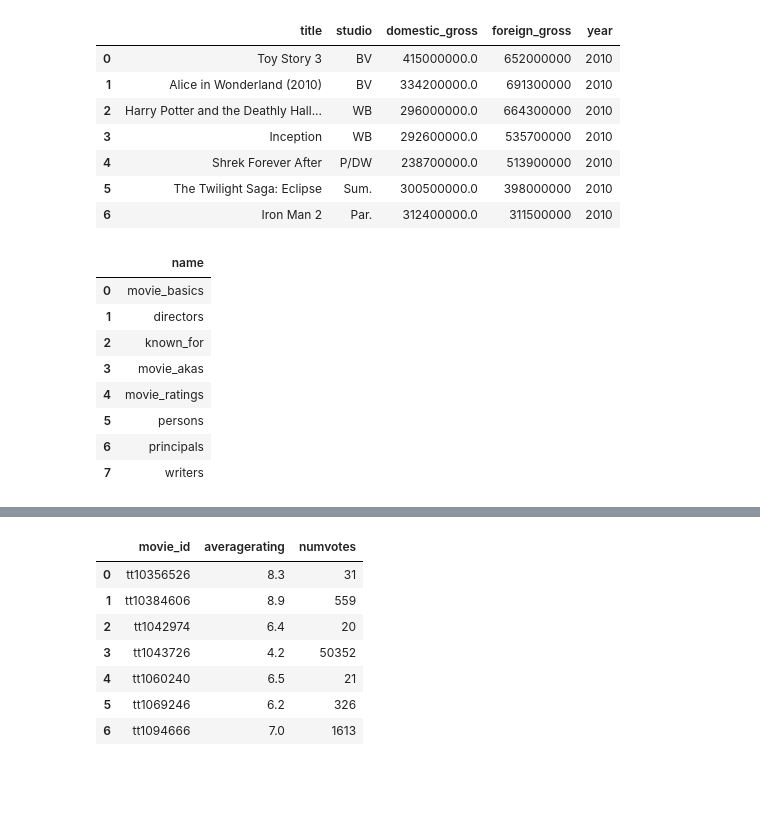
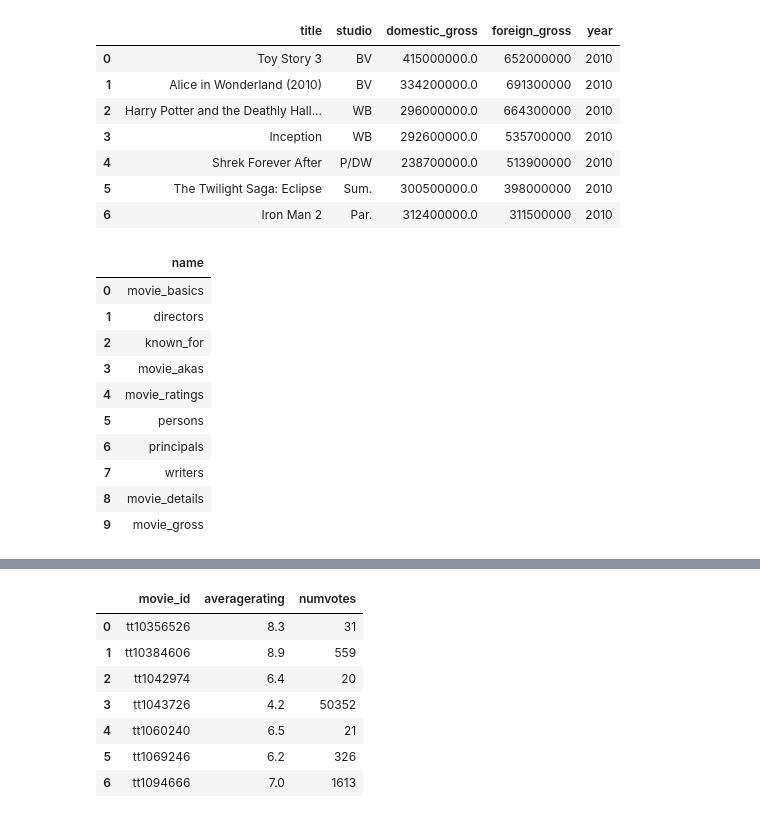
Before and after one commit to Meshack7468/PROJECT-2, a Jupyter notebook: index.ipynb, the cells around one changed output, grey strips where cells are left out. Drawn from its saved outputs; the diff is of its cells as text; code cells hidden in the pictures; blank space fills up the shorter version.

Commit message:
Data analysis in the notebook

```diff
--- a/index.ipynb
+++ b/index.ipynb
@@ -61,25 +63,27 @@ movie_gross_df.head(7)
 | 6 | Iron Man 2 | Par. | 312400000.0 | 311500000 | 2010 |
 # %%
 # creating a connection to sqlite database, then list all table names in the db
-conn=sqlite3.connect("./zippedData/im.db")
+conn=sqlite3.connect("./Data/im.db")
 df=pd.read_sql(
 """
 SELECT name
 FROM sqlite_master
 WHERE type = "table"
 
 """, conn)
 df
 # %% [output]
 |  | name |
 | 0 | movie_basics |
 | 1 | directors |
 | 2 | known_for |
 | 3 | movie_akas |
 | 4 | movie_ratings |
 | 5 | persons |
 | 6 | principals |
 | 7 | writers |
+| 8 | movie_details |
+| 9 | movie_gross |
 # %%
 movie_basics_df = pd.read_sql("""
 SELECT *
```
Also changed, not shown: parts of 29 cells of this notebook.
